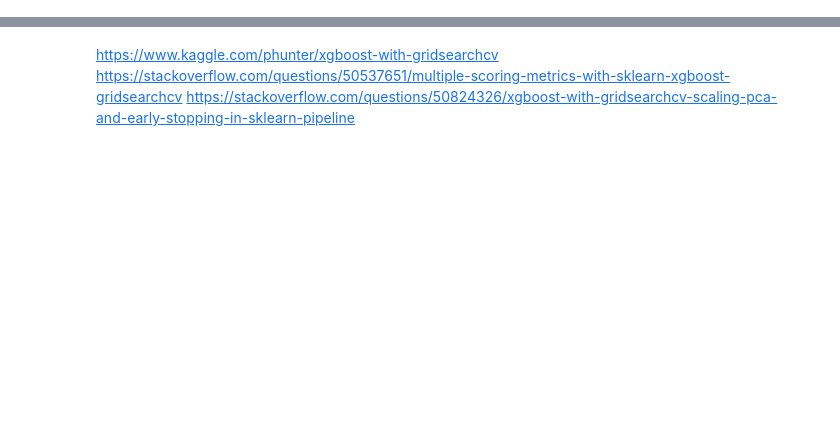
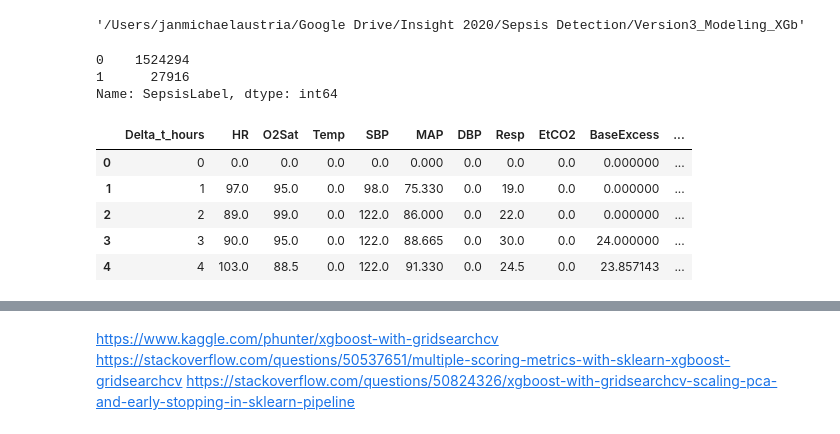
Before and after one commit to janmichael88/Sepsis_Detection, a Jupyter notebook: Version_3_Modeling/Xgboost_Exploration.ipynb, the cells around one changed output, grey strips where cells are left out. Drawn from its saved outputs; the diff is of its cells as text; code cells hidden in the pictures; blank space fills up the shorter version.

```diff
--- a/Version_3_Modeling/Xgboost_Exploration.ipynb
+++ b/Version_3_Modeling/Xgboost_Exploration.ipynb
@@ -9,4 +13,8 @@ from sklearn.metrics import accuracy_score
 from sklearn.metrics import confusion_matrix, roc_curve, roc_auc_score
 from sklearn.metrics import classification_report, f1_score
 from sklearn.metrics import accuracy_score,f1_score,precision_score,recall_score,roc_auc_score,make_scorer,log_loss
+# %%
+pwd
+# %% [output]
+'/Users/janmichaelaustria/Google Drive/Insight 2020/Sepsis Detection/Version3_Modeling_XGb'
 # %%
@@ -14 +22,16 @@ sepsis = pd.read_csv('Sepsis_Compiled_Full.csv',index_col=0)
+# %%
+sepsis['SepsisLabel'].value_counts()
+# %% [output]
+0    1524294
+1      27916
+Name: SepsisLabel, dtype: int64
+# %%
+sepsis.iloc[:,1:-6].head()
+# %% [output]
+|  | Delta_t_hours | HR | O2Sat | Temp | SBP | MAP | DBP | Resp | EtCO2 | BaseExcess | ... |
+| 0 | 0 | 0.0 | 0.0 | 0.0 | 0.0 | 0.000 | 0.0 | 0.0 | 0.0 | 0.000000 | ... |
+| 1 | 1 | 97.0 | 95.0 | 0.0 | 98.0 | 75.330 | 0.0 | 19.0 | 0.0 | 0.000000 | ... |
+| 2 | 2 | 89.0 | 99.0 | 0.0 | 122.0 | 86.000 | 0.0 | 22.0 | 0.0 | 0.000000 | ... |
+| 3 | 3 | 90.0 | 95.0 | 0.0 | 122.0 | 88.665 | 0.0 | 30.0 | 0.0 | 24.000000 | ... |
+| 4 | 4 | 103.0 | 88.5 | 0.0 | 122.0 | 91.330 | 0.0 | 24.5 | 0.0 | 23.857143 | ... |
 # %%
```
Also changed, not shown: parts of 20 cells of this notebook, 10 other files.
